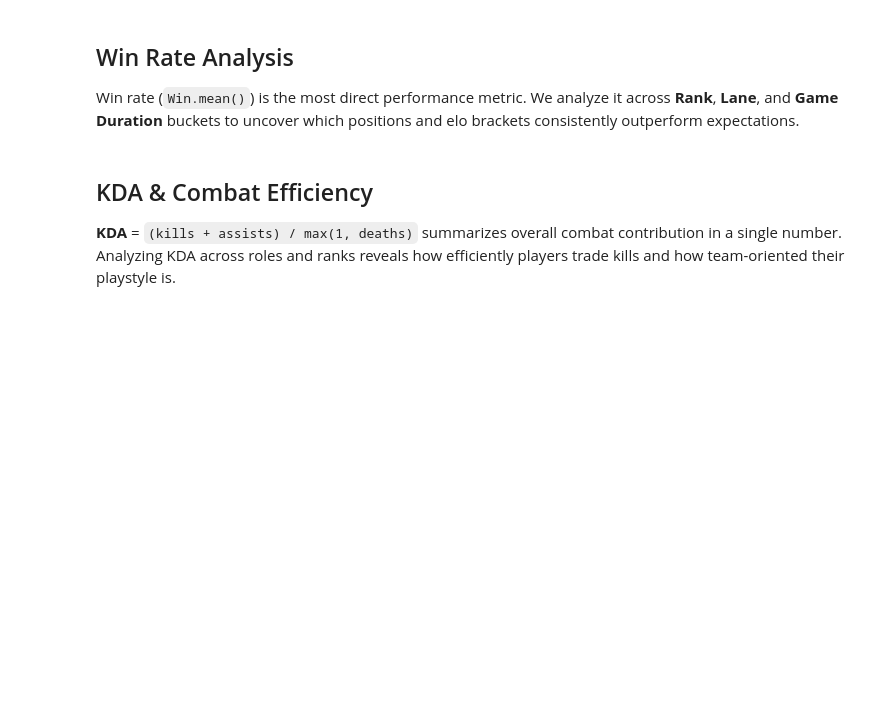
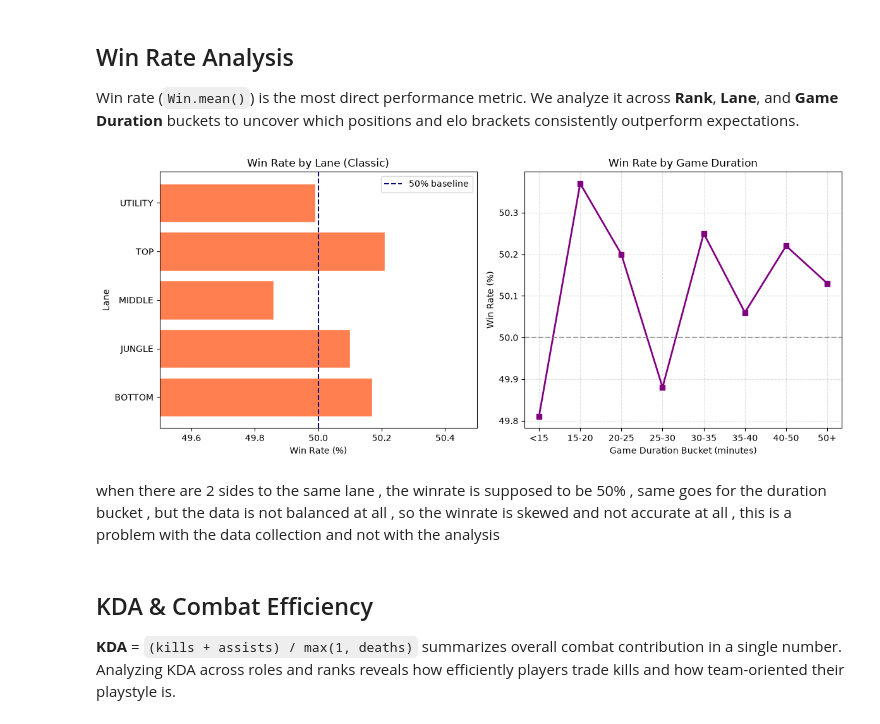
Before and after one commit to DawidBukowski/Advanced_data_exploration, a Jupyter notebook: sample.ipynb, the cells around one changed output. Saved outputs shown, nothing was run; the diff lists cells and outputs as text; code cells hidden in the pictures; blank space fills up the shorter version.

Commit message:
too much data to analise

```diff
--- a/sample.ipynb
+++ b/sample.ipynb
@@ -525,61 +536,45 @@ plt.show()
 
 Win rate (`Win.mean()`) is the most direct performance metric. We analyze it across **Rank**, **Lane**, and **Game Duration** buckets to uncover which positions and elo brackets consistently outperform expectations.
 # %%
-# 1. Win rate by Rank
-wr_rank = ranked_only.groupby("RankName")["Win"].mean().round(4) * 100
+fig, axes = plt.subplots(1, 2, figsize=(12, 5))
 
-fig, axes = plt.subplots(1, 3, figsize=(18, 5))
-
-axes[0].bar(wr_rank.index, wr_rank.values, color="teal", edgecolor="white")
-axes[0].axhline(50, color="crimson", linestyle="--", linewidth=1.5, label="50% baseline")
-axes[0].set_xlabel("Rank Tier")
-axes[0].set_ylabel("Win Rate (%)")
-axes[0].set_title("Win Rate by Rank Tier")
-axes[0].tick_params(axis="x", rotation=40)
-axes[0].legend()
-
-# 2. Win rate by Lane
+# Win rate by Lane
 valid_lanes_classic = df_classic[df_classic["Lane"].isin(["TOP", "JUNGLE", "MIDDLE", "BOTTOM", "UTILITY"])].copy()
 wr_lane = valid_lanes_classic.groupby("Lane")["Win"].mean().round(4) * 100
 
-axes[1].barh(wr_lane.index, wr_lane.values, color="coral", edgecolor="white")
-axes[1].axvline(50, color="navy", linestyle="--", linewidth=1.5, label="50% baseline")
-axes[1].set_xlabel("Win Rate (%)")
-axes[1].set_ylabel("Lane")
-axes[1].set_title("Win Rate by Lane (Classic)")
-axes[1].legend()
+axes[0].barh(wr_lane.index, wr_lane.values, color="coral", edgecolor="white")
+axes[0].axvline(50, color="navy", linestyle="--", linewidth=1.5, label="50% baseline")
+axes[0].set_xlim(49.5, 50.5)
+axes[0].set_xlabel("Win Rate (%)")
+axes[0].set_ylabel("Lane")
+axes[0].set_title("Win Rate by Lane (Classic)")
+axes[0].legend()
 
-# 3. Win rate by game duration bucket
+# Win rate by game duration bucket
 df_classic["DurationBucket"] = pd.cut(
     df_classic["GameDuration_min"],
     bins=[0, 15, 20, 25, 30, 35, 40, 50, 120],
     labels=["<15", "15-20", "20-25", "25-30", "30-35", "35-40", "40-50", "50+"]
 )
 wr_dur = df_classic.groupby("DurationBucket", observed=True)["Win"].mean().round(4) * 100
 
-axes[2].plot(wr_dur.index.astype(str), wr_dur.values, marker="s", color="purple", linewidth=2)
-axes[2].axhline(50, color="gray", linestyle="--", alpha=0.7)
-axes[2].set_xlabel("Game Duration Bucket (minutes)")
-axes[2].set_ylabel("Win Rate (%)")
-axes[2].set_title("Win Rate by Game Duration")
-axes[2].grid(True, linestyle="--", alpha=0.4)
+axes[1].plot(wr_dur.index.astype(str), wr_dur.values, marker="s", color="purple", linewidth=2)
+axes[1].axhline(50, color="gray", linestyle="--", alpha=0.7)
+axes[1].set_xlabel("Game Duration Bucket (minutes)")
+axes[1].set_ylabel("Win Rate (%)")
+axes[1].set_title("Win Rate by Game Duration")
+axes[1].grid(True, linestyle="--", alpha=0.4)
 
 plt.tight_layout()
 plt.show()
 
-# 4. Stacked bar: Win/Loss count by Rank
+#  Stacked bar: Win/Loss count by Rank
 win_loss_rank = ranked_only.groupby("RankName")["Win"].value_counts().unstack(fill_value=0)
 win_loss_rank.columns = ["Loss", "Win"]
-
-fig, ax = plt.subplots(figsize=(10, 5))
-win_loss_rank.plot.bar(stacked=True, color=["#e74c3c", "#2ecc71"], edgecolor="white", ax=ax)
-ax.set_xlabel("Rank Tier")
-ax.set_ylabel("Number of Records")
-ax.set_title("Win vs Loss Count by Rank Tier (Stacked)")
-ax.tick_params(axis="x", rotation=40)
-ax.legend(title="Outcome")
-plt.tight_layout()
-plt.show()
+# %% [output]
+[figure, added]
+# %% [markdown]
+when there are 2 sides to the same lane , the winrate is supposed to be 50% , same goes for the duration bucket , but the data is not balanced at all , so the winrate is skewed and not accurate at all , this is a problem with the data collection and not with the analysis
 # %% [markdown]
 ## KDA & Combat Efficiency
 
```
Also changed, not shown: parts of 18 cells of this notebook.
